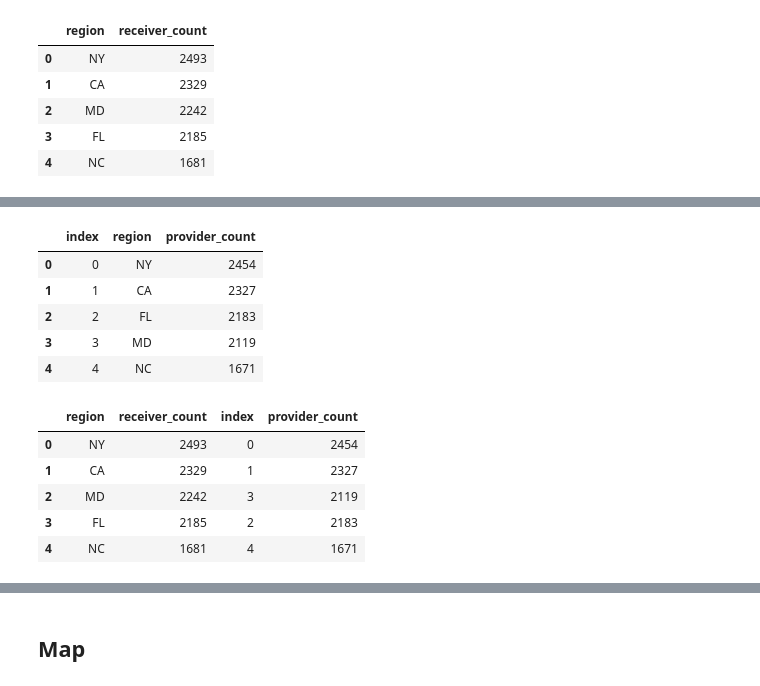
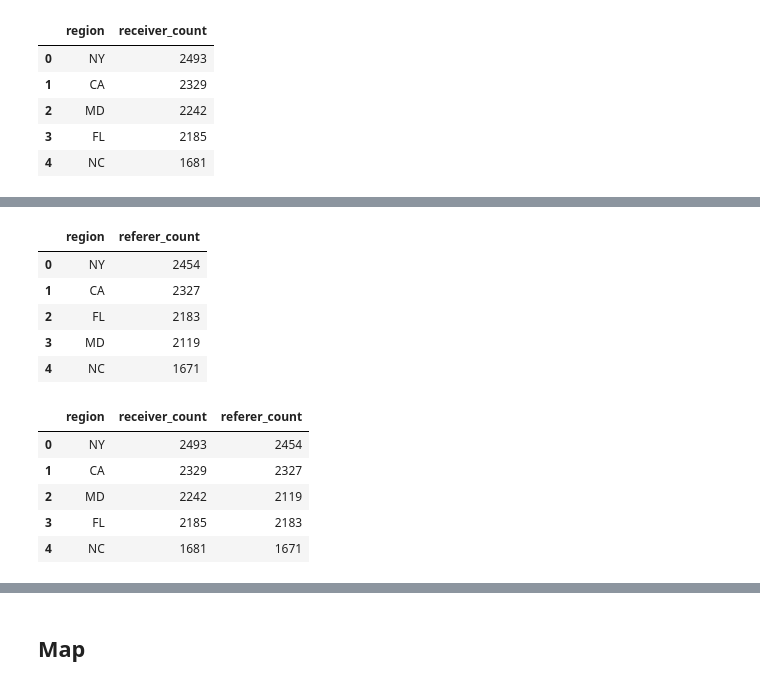
Before and after one commit to lsheble/referral_networks, a Jupyter notebook: Referral .ipynb, the cells around one changed output, grey strips where cells are left out. Drawn from its saved outputs; the diff is of its cells as text; code cells hidden in the pictures.

```diff
--- a/Referral .ipynb
+++ b/Referral .ipynb
@@ -207,7 +206,7 @@ group_data_receiver.head()
 | 3 | FL | 2185 |
 | 4 | NC | 1681 |
 # %%
-group_data_receiver = group_data_receiver.rename(columns = {'State_receiver':'region', 'State_provider': 'receiver_count'})
+group_data_receiver = group_data_receiver.rename(columns = {'State_receiver':'region', 'State_referer': 'receiver_count'})
 group_data_receiver.head()
 # %% [output]
 |  | region | receiver_count |
@@ -217,4 +216,4 @@ group_data_receiver.head()
 | 3 | FL | 2185 |
 | 4 | NC | 1681 |
 # %%
-group_data_provider = count_data.groupby(['State_provider']).count().sort_values('State_receiver',ascending = False)
+group_data_referer = count_data.groupby(['State_referer']).count().sort_values('State_receiver',ascending = False)
@@ -230,0 +220,3 @@ group_data_provider.head()
+# %%
+group_data_referer = group_data_referer.reset_index()
+group_data_referer.head()
@@ -231,24 +230,24 @@ group_data_provider.head()
 # %%
-group_data_provider = group_data_provider.rename(columns = {'State_provider':'region', 'State_receiver': 'provider_count'})
-group_data_provider.head()
+group_data_referer = group_data_referer.rename(columns = {'State_referer':'region', 'State_receiver': 'referer_count'})
+group_data_referer.head()
 # %% [output]
-|  | index | region | provider_count |
-| 0 | 0 | NY | 2454 |
-| 1 | 1 | CA | 2327 |
-| 2 | 2 | FL | 2183 |
-| 3 | 3 | MD | 2119 |
-| 4 | 4 | NC | 1671 |
+|  | region | referer_count |
+| 0 | NY | 2454 |
+| 1 | CA | 2327 |
+| 2 | FL | 2183 |
+| 3 | MD | 2119 |
+| 4 | NC | 1671 |
 # %%
 #Count receiver and provider group by state
-group_state = group_data_receiver.merge(group_data_provider)
+group_state = group_data_receiver.merge(group_data_referer)
 group_state.head()
 # %% [output]
-|  | region | receiver_count | index | provider_count |
-| 0 | NY | 2493 | 0 | 2454 |
-| 1 | CA | 2329 | 1 | 2327 |
-| 2 | MD | 2242 | 3 | 2119 |
-| 3 | FL | 2185 | 2 | 2183 |
-| 4 | NC | 1681 | 4 | 1671 |
+|  | region | receiver_count | referer_count |
+| 0 | NY | 2493 | 2454 |
+| 1 | CA | 2329 | 2327 |
+| 2 | MD | 2242 | 2119 |
+| 3 | FL | 2185 | 2183 |
+| 4 | NC | 1681 | 1671 |
 # %%
 group_state_US = group_state
 # %%
```
Also changed, not shown: parts of 32 cells of this notebook, 1 other file.
